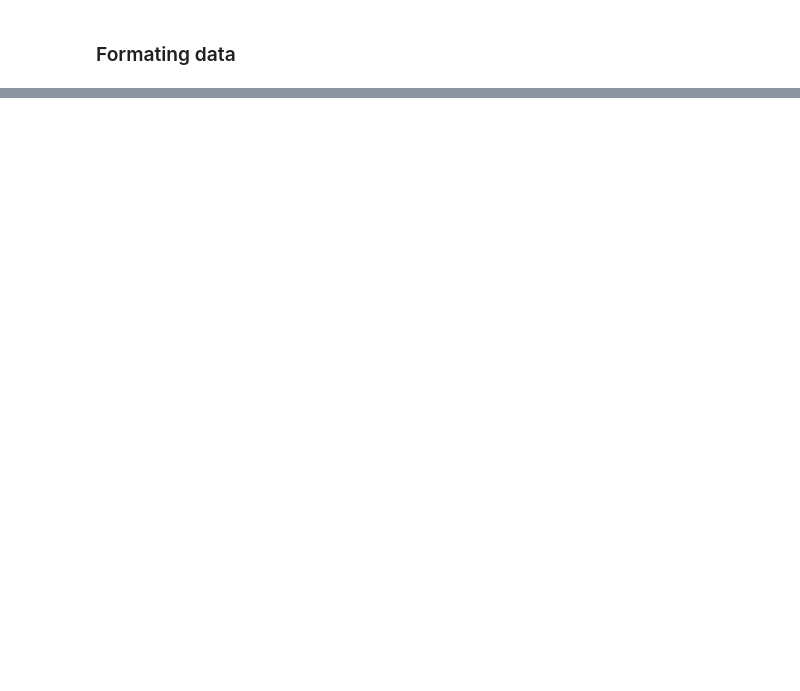
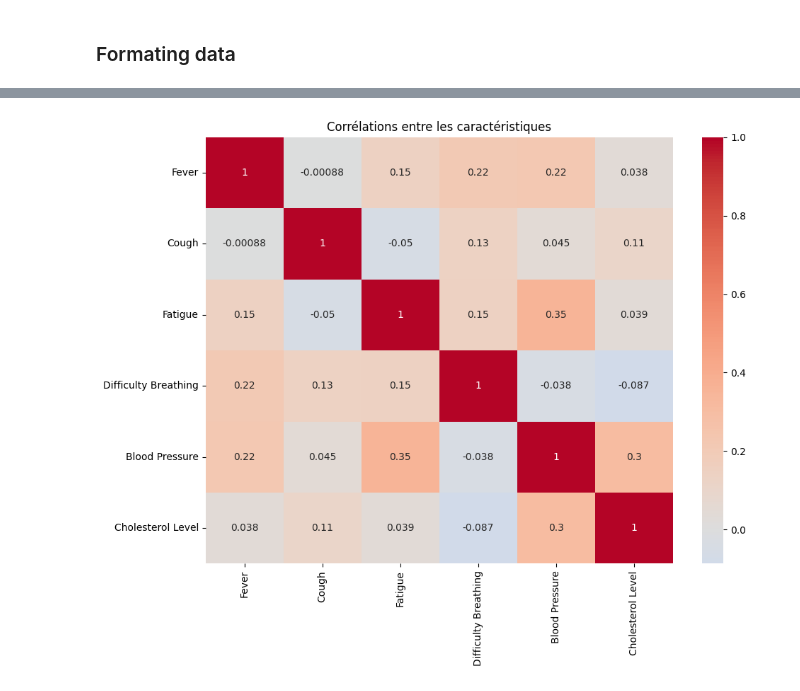
Before and after one commit to Francoistlb/tpmedicale, a Jupyter notebook: tpmedicale.ipynb, the cells around one changed output, grey strips where cells are left out. Cells and saved outputs as stored; diff of their text form; code cells hidden in the pictures; blank space fills up the shorter version.

Commit message:
determiner la maladie

```diff
--- a/tpmedicale.ipynb
+++ b/tpmedicale.ipynb
@@ -62,0 +149,7 @@ print(df["Disease"].value_counts())
+# %%
+MIN_SAMPLES = 5  # Minimum d'échantillons par maladie
+frequent_diseases = disease_counts[disease_counts >= MIN_SAMPLES].index
+df_filtered = df[df['Disease'].isin(frequent_diseases)].copy()
+
+print(f"\nNombre de maladies après filtrage: {len(frequent_diseases)}")
+print(f"Nombre d'échantillons après filtrage: {len(df_filtered)}")
@@ -63,16 +159,22 @@ print(df["Disease"].value_counts())
 # %% [markdown]
 ### Formating data
 # %%
-encoder_disease = LabelEncoder()
-df["Disease"] = encoder_disease.fit_transform(df["Disease"])
-disease_mapping = dict(zip(encoder_disease.classes_, encoder_disease.transform(encoder_disease.classes_)))
-
-encoder_outcome = LabelEncoder()
-df["Outcome Variable"] = encoder_outcome.fit_transform(df["Outcome Variable"])  # Positive/Negative en 0/1
-
+print("\n=== Encodage des données ===")
 # Convertir Yes/No en 1/0
-df.replace({"Yes": 1, "No": 0}, inplace=True)
+df_filtered.replace({"Yes": 1, "No": 0}, inplace=True)
 
 # Convertir Blood Pressure et Cholesterol Level en valeurs numériques
-df["Blood Pressure"] = df["Blood Pressure"].map({"Low": 1, "Normal": 2, "High": 3})
-df["Cholesterol Level"] = df["Cholesterol Level"].map({"Low": 1, "Normal": 2, "High": 3})
+df_filtered["Blood Pressure"] = df_filtered["Blood Pressure"].map({"Low": 1, "Normal": 2, "High": 3})
+df_filtered["Cholesterol Level"] = df_filtered["Cholesterol Level"].map({"Low": 1, "Normal": 2, "High": 3})
+
+# Encoder la variable cible (Disease)
+encoder_disease = LabelEncoder()
+df_filtered["Disease"] = encoder_disease.fit_transform(df_filtered["Disease"])
+
+# Encoder Outcome Variable
+# encoder_outcome = LabelEncoder()
+# df_filtered["Outcome Variable"] = encoder_outcome.fit_transform(df_filtered["Outcome Variable"])
+
+# Vérifier que toutes les colonnes sont numériques
+print("\nTypes des données après encodage:")
+print(df_filtered.dtypes)
@@ -103,3 +355,12 @@ print(f"Rapport de classification :\n{classification_report(y_test, y_pred)}")
+# %%
+plt.figure(figsize=(10, 8))
+correlation_matrix = X.corr()
+sns.heatmap(correlation_matrix, annot=True, cmap='coolwarm', center=0)
+plt.title('Corrélations entre les caractéristiques')
+plt.tight_layout()
+plt.show()
+# %% [output]
+[figure, added]
 # %%
 # DECISION TREE
 modeldecisiontree = DecisionTreeClassifier()
```
Also changed, not shown: parts of 27 cells of this notebook, 2 other files.
